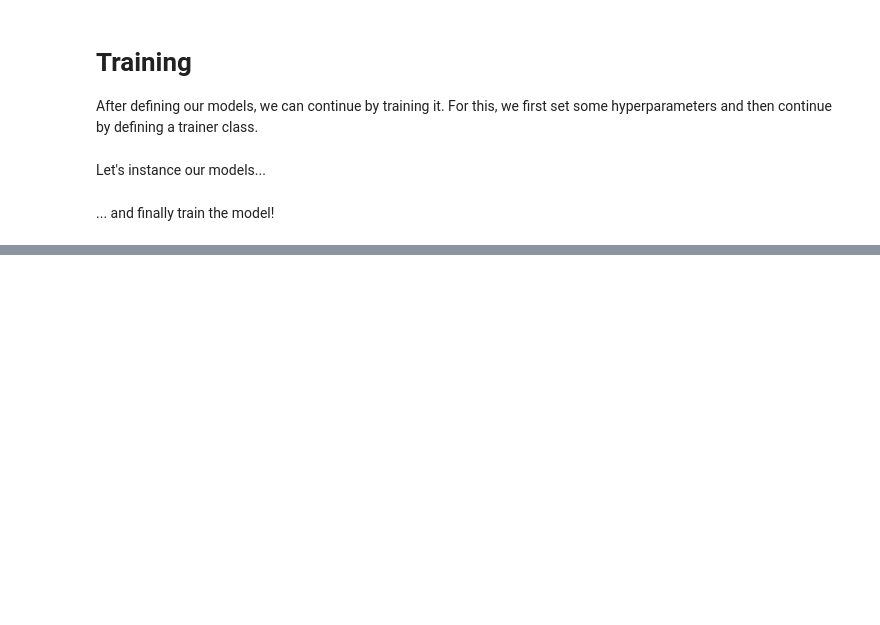
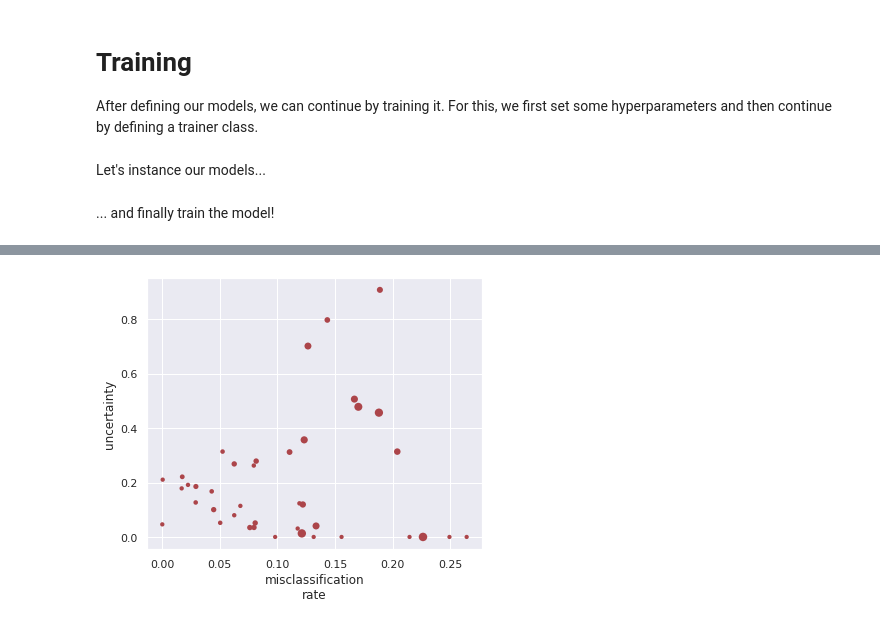
Before and after one commit to stefanwezel/urdtc, a Jupyter notebook: uRDTC.ipynb, the cells around one changed output, grey strips where cells are left out. Drawn from its saved outputs; the diff is of its cells as text; code cells hidden in the pictures; blank space fills up the shorter version.

```diff
--- a/uRDTC.ipynb
+++ b/uRDTC.ipynb
@@ -1616,0 +1711,16 @@ print(trainer.mean_sigmas)
+# %%
+sns.scatterplot(x='misclassification\nrate', y='uncertainty',
+#                 hue='usage',
+                size='usage',
+                legend=False,
+                color='#AC454A',
+#                 cmap=cmap,
+                linewidth=0,
+                data=df_short)
+# sns.FacetGrid(df_short, row="error", col="uncertainty", hue="usage")
+# plt.legend()
+# plt.show()
+
+plt.savefig(figure_path + 'error_sigma_corr_all.pdf',bbox_inches='tight')
+# %% [output]
+[figure, added]
```
Also changed, not shown: parts of 11 cells of this notebook, 2 other files.
